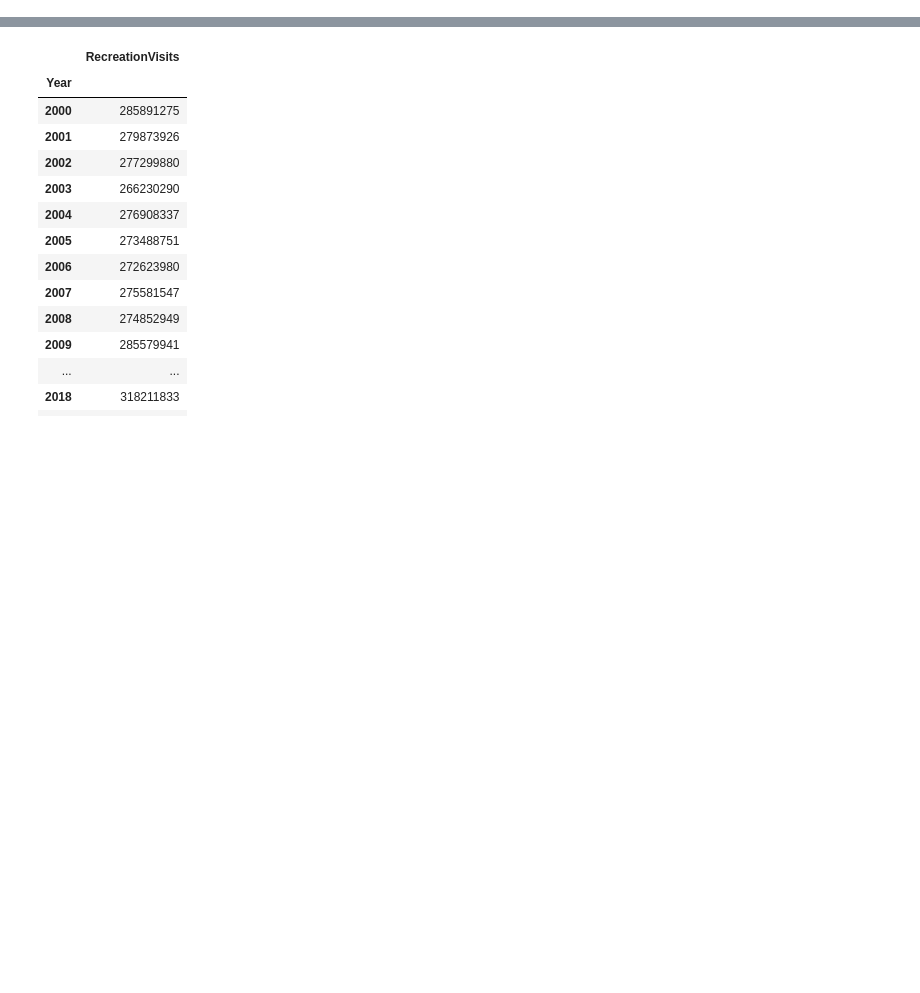
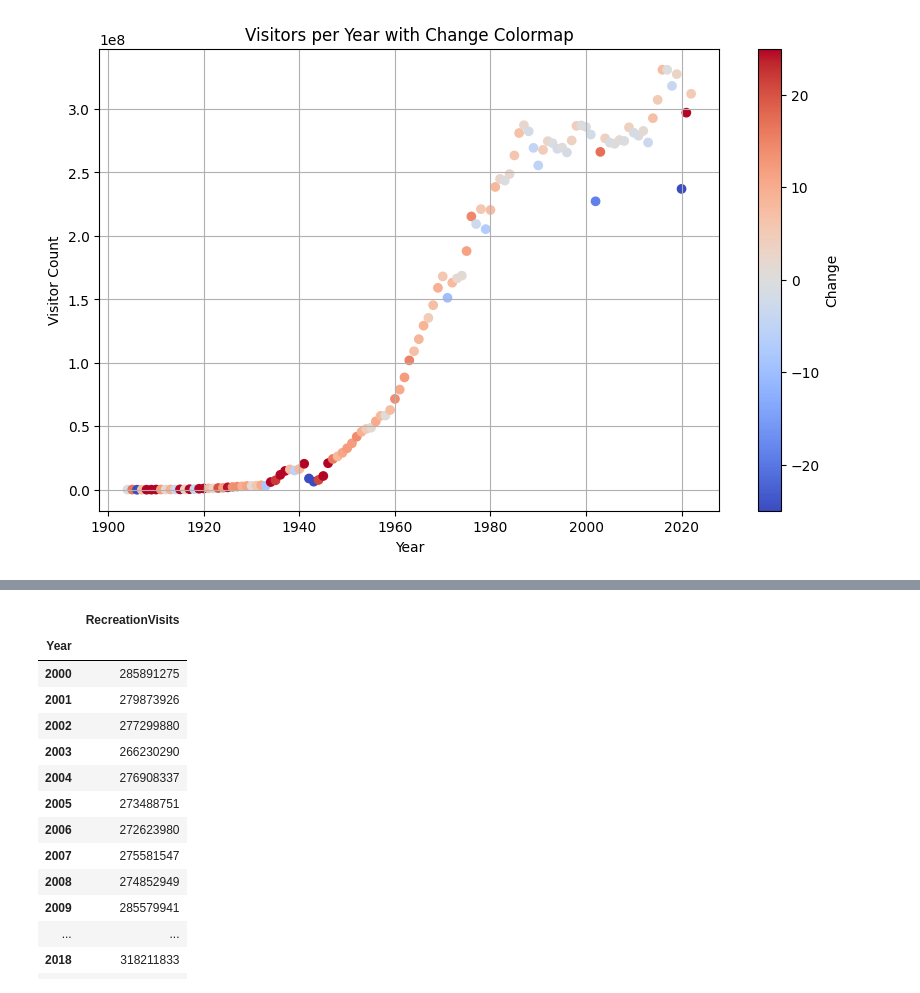
Before and after one commit to michaelzwartz/National-Parks-and-COVID, a Jupyter notebook: Data_visualization.ipynb, the cells around one changed output, grey strips where cells are left out. Saved outputs shown, nothing was run; the diff lists cells and outputs as text; code cells hidden in the pictures; blank space fills up the shorter version.

```diff
--- a/Data_visualization.ipynb
+++ b/Data_visualization.ipynb
@@ -49 +46,15 @@ tot.sort_values(['Change'], ascending=True)
 119 rows × 3 columns
+# %%
+max_change = max(abs(min(tot['Change'])), abs(max(tot['Change'])))
+
+plt.figure(figsize=(10, 6))
+plt.scatter(tot['Year'], tot['Visitor Count'], c=tot['Change'], cmap = 'coolwarm',
+            vmin=-25, vmax=25)
+plt.colorbar(label='Change')
+plt.title('Visitors per Year with Change Colormap')
+plt.xlabel('Year')
+plt.ylabel('Visitor Count')
+plt.grid(True)
+plt.show()
+# %% [output]
+[figure, added]
```
Also changed, not shown: parts of 10 cells of this notebook, 2 other files.
